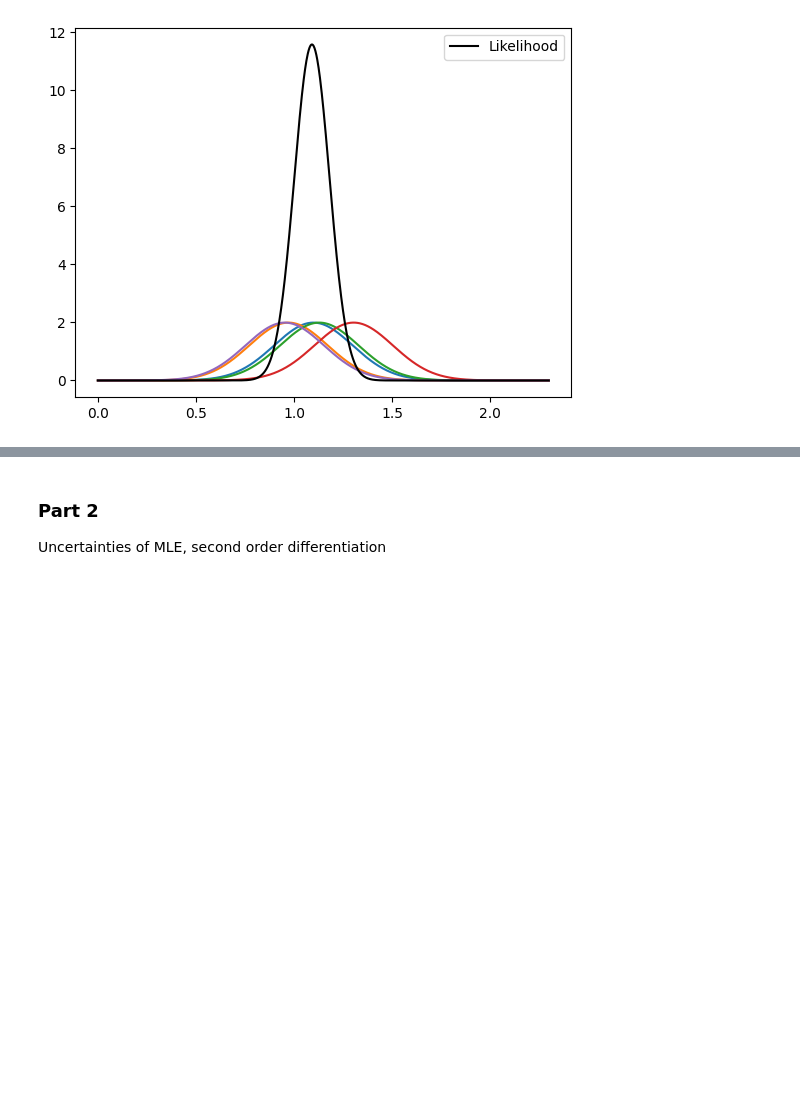
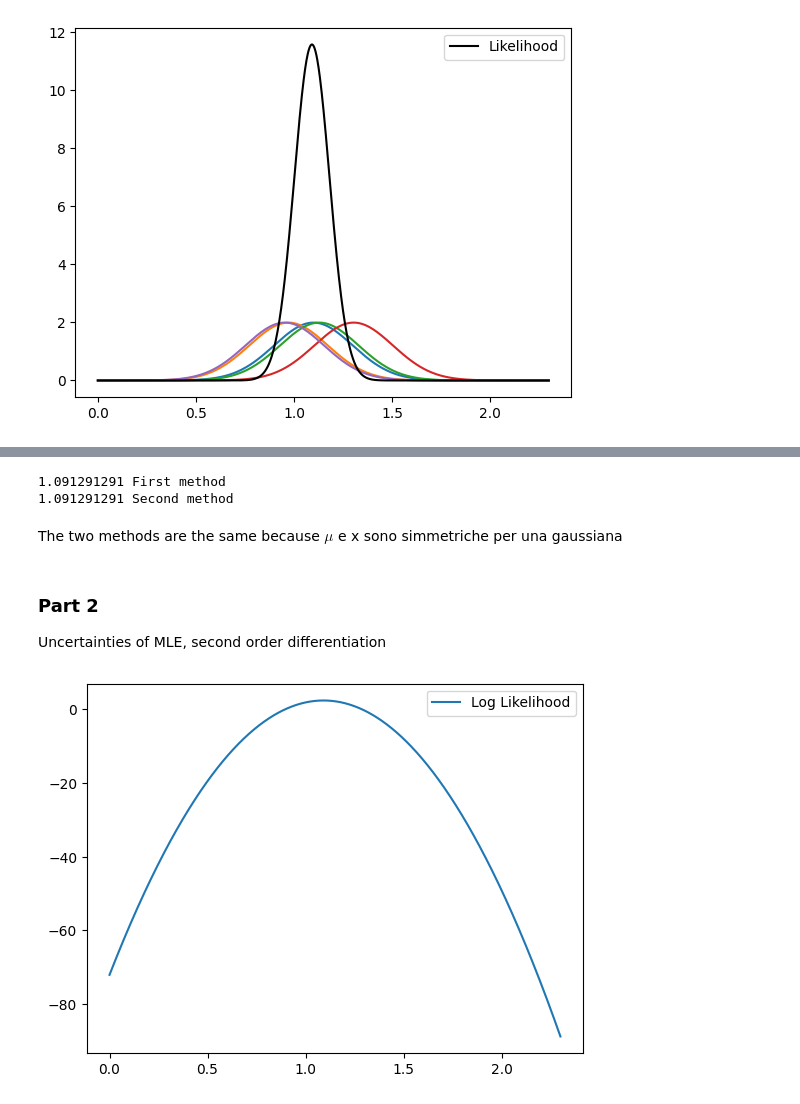
Before and after one commit to Sofiadossena/astrostatistics_bicocca_2025, a Jupyter notebook: working/05_PositionOfStars.ipynb, the cells around one changed output, grey strips where cells are left out. Drawn from its saved outputs; the diff is of its cells as text; code cells hidden in the pictures; blank space fills up the shorter version.

```diff
--- a/working/05_PositionOfStars.ipynb
+++ b/working/05_PositionOfStars.ipynb
@@ -55,4 +82,25 @@ print("%0.4f" % max_L[0], "is the max of likelihood (computed numerically)")
+# %%
+max_like2=max(L2) #maximum likelihood
+max_index2=np.where(L2==max_like) #index of maximum
+max_L2=x_plot[max_index2] #x of maximum
+
+
+print("%0.9f" % max_L[0], "First method")
+print("%0.9f" % max_L2[0], "Second method")
+# %% [output]
+1.091291291 First method
+1.091291291 Second method
+# %% [markdown]
+The two methods are the same because $\mu$ e x sono simmetriche per una gaussiana
 # %% [markdown]
 ### Part 2
 Uncertainties of MLE, second order differentiation
+# %%
+
+l=np.log(L) #log of likelihood
+plt.plot(x_plot,l, label="Log Likelihood")
+plt.legend()
+plt.show()
+# %% [output]
+[figure, added]
 # %%
```
Also changed, not shown: parts of 7 cells of this notebook.
